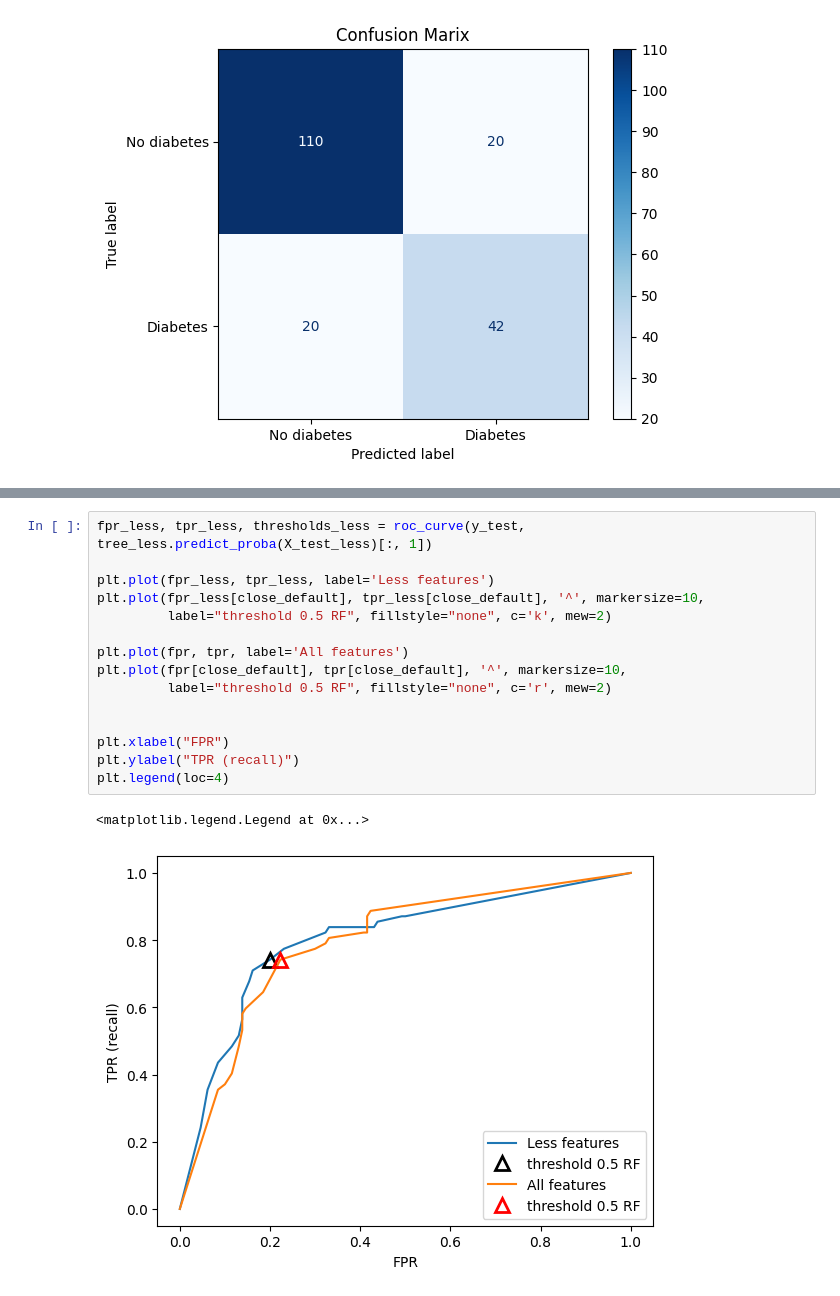
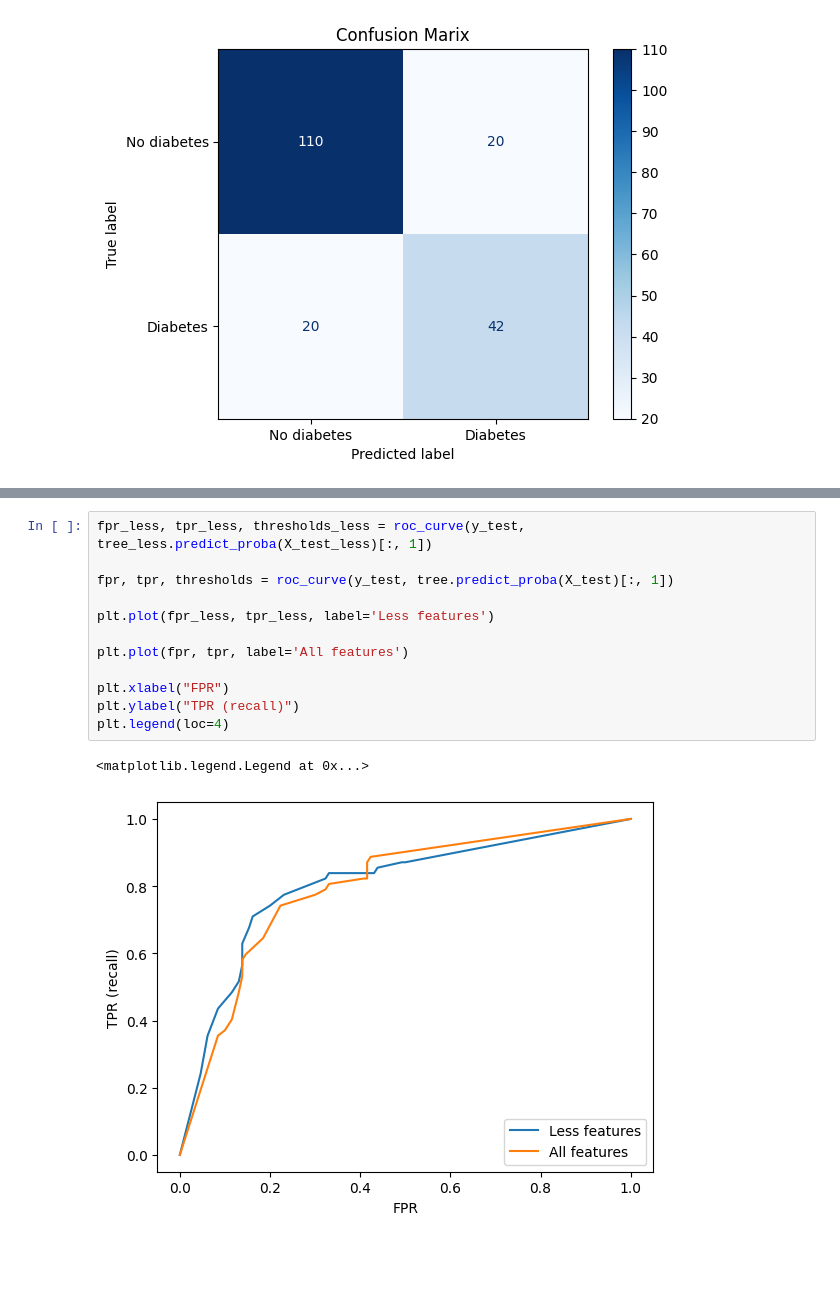
Before and after one commit to Timo4D/MachineLearning-SoSe2024, a Jupyter notebook: final_tree.ipynb, the cells around one changed output, grey strips where cells are left out. Cells and saved outputs as stored; diff of their text form; blank space fills up the shorter version.

Commit message:
tree DONE

```diff
--- a/final_tree.ipynb
+++ b/final_tree.ipynb
@@ -302,20 +268,17 @@ plt.legend(loc="best")
 # %%
 fpr_less, tpr_less, thresholds_less = roc_curve(y_test, tree_less.predict_proba(X_test_less)[:, 1])
 
+fpr, tpr, thresholds = roc_curve(y_test, tree.predict_proba(X_test)[:, 1])
+
 plt.plot(fpr_less, tpr_less, label='Less features')
-plt.plot(fpr_less[close_default], tpr_less[close_default], '^', markersize=10,
-         label="threshold 0.5 RF", fillstyle="none", c='k', mew=2)
 
 plt.plot(fpr, tpr, label='All features')
-plt.plot(fpr[close_default], tpr[close_default], '^', markersize=10,
-         label="threshold 0.5 RF", fillstyle="none", c='r', mew=2)
-
 
 plt.xlabel("FPR")
 plt.ylabel("TPR (recall)")
 plt.legend(loc=4)
 # %% [output]
 <matplotlib.legend.Legend at 0x...>
-[figure, old version]
+[figure, new version]
 # %% [markdown]
 # The model with less features has a better F1 score, precision and recall
```
Also changed, not shown: parts of 20 cells of this notebook, 1 other file.
